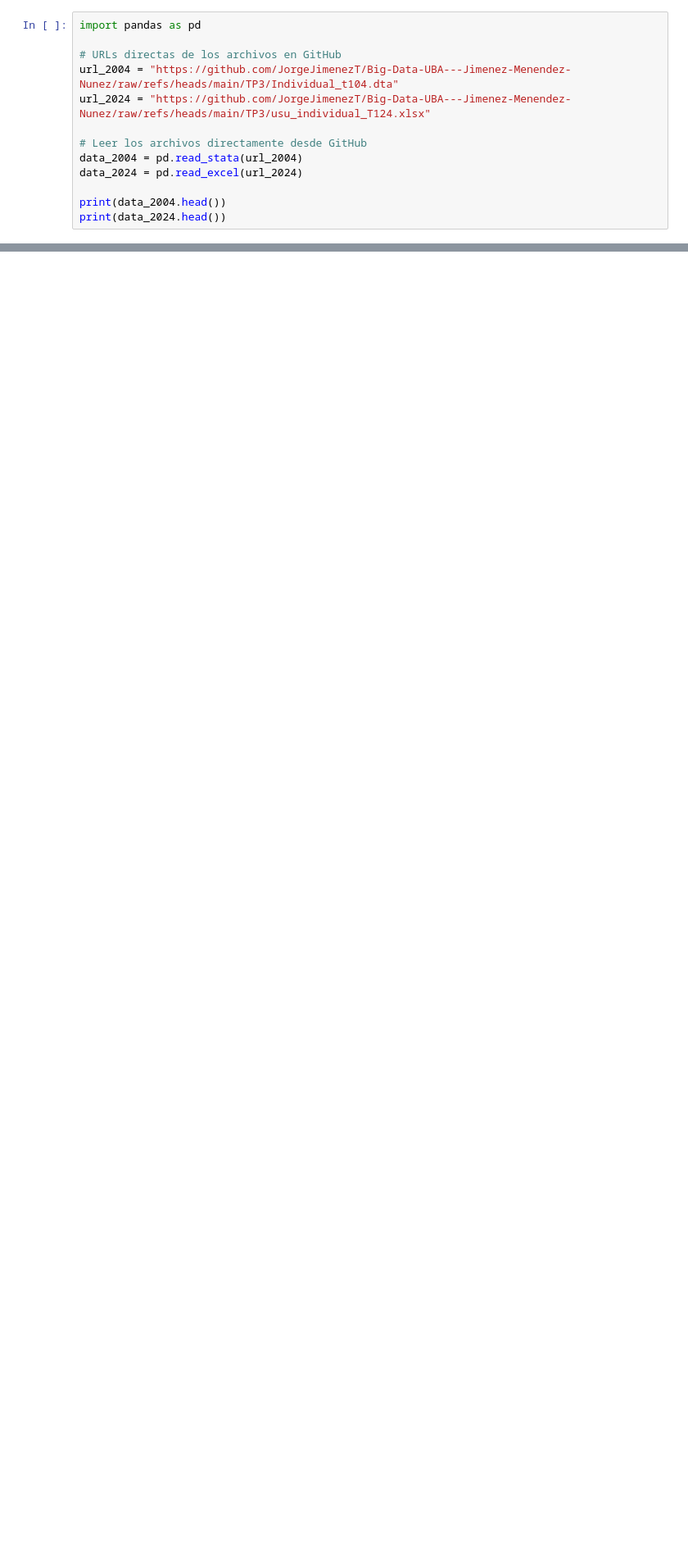
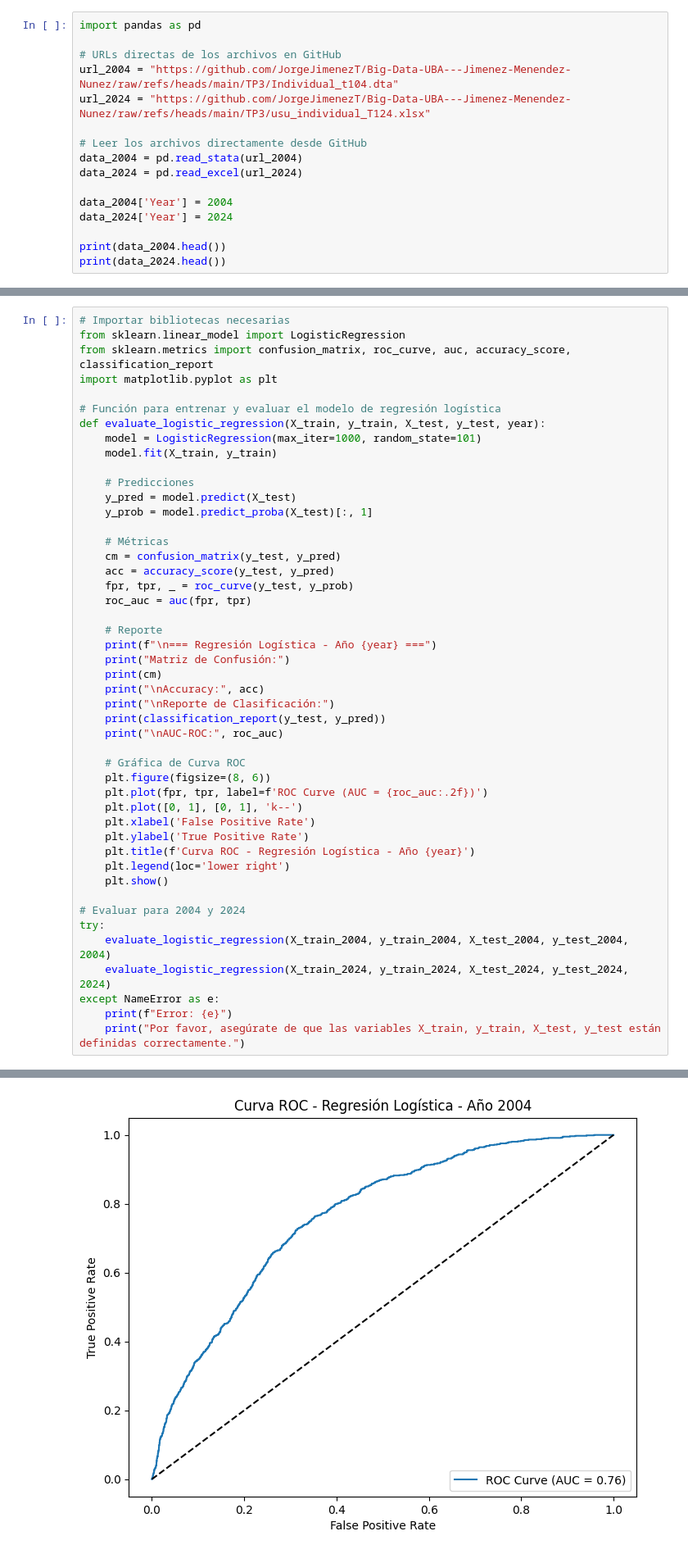
Before and after one commit to JorgeJimenezT/Big-Data-UBA---Jimenez-Menendez-Nunez, a Jupyter notebook: TP3/Tp3.ipynb, the cells around one changed output, grey strips where cells are left out. Shown at 82% size. Saved outputs shown, nothing was run; the diff lists cells and outputs as text; blank space fills up the shorter version.

```diff
--- a/TP3/Tp3.ipynb
+++ b/TP3/Tp3.ipynb
@@ -11,6 +18,9 @@ url_2024 = "https://github.com/JorgeJimenezT/Big-Data-UBA---Jimenez-Menendez-Nun
 data_2004 = pd.read_stata(url_2004)
 data_2024 = pd.read_excel(url_2024)
 
+data_2004['Year'] = 2004
+data_2024['Year'] = 2024
+
 print(data_2004.head())
 print(data_2024.head())
 # %% [output]
@@ -720,0 +892,48 @@ En contraste, la tasa alternativa parece reflejar únicamente a quienes no traba
+# %%
+# Importar bibliotecas necesarias
+from sklearn.linear_model import LogisticRegression
+from sklearn.metrics import confusion_matrix, roc_curve, auc, accuracy_score, classification_report
+import matplotlib.pyplot as plt
+
+# Función para entrenar y evaluar el modelo de regresión logística
+def evaluate_logistic_regression(X_train, y_train, X_test, y_test, year):
+    model = LogisticRegression(max_iter=1000, random_state=101)
+    model.fit(X_train, y_train)
+
+    # Predicciones
+    y_pred = model.predict(X_test)
+    y_prob = model.predict_proba(X_test)[:, 1]
+
+    # Métricas
+    cm = confusion_matrix(y_test, y_pred)
+    acc = accuracy_score(y_test, y_pred)
+    fpr, tpr, _ = roc_curve(y_test, y_prob)
+    roc_auc = auc(fpr, tpr)
+
+    # Reporte
+    print(f"\n=== Regresión Logística - Año {year} ===")
+    print("Matriz de Confusión:")
+    print(cm)
+    print("\nAccuracy:", acc)
+    print("\nReporte de Clasificación:")
+    print(classification_report(y_test, y_pred))
+    print("\nAUC-ROC:", roc_auc)
+
+    # Gráfica de Curva ROC
+    plt.figure(figsize=(8, 6))
+    plt.plot(fpr, tpr, label=f'ROC Curve (AUC = {roc_auc:.2f})')
+    plt.plot([0, 1], [0, 1], 'k--')
+    plt.xlabel('False Positive Rate')
+    plt.ylabel('True Positive Rate')
+    plt.title(f'Curva ROC - Regresión Logística - Año {year}')
+    plt.legend(loc='lower right')
+    plt.show()
+
+# Evaluar para 2004 y 2024
+try:
+    evaluate_logistic_regression(X_train_2004, y_train_2004, X_test_2004, y_test_2004, 2004)
+    evaluate_logistic_regression(X_train_2024, y_train_2024, X_test_2024, y_test_2024, 2024)
+except NameError as e:
+    print(f"Error: {e}")
+    print("Por favor, asegúrate de que las variables X_train, y_train, X_test, y_test están definidas correctamente.")
+# %% [output]
@@ -720,0 +959 @@ En contraste, la tasa alternativa parece reflejar únicamente a quienes no traba
+[figure, added]
```
Also changed, not shown: parts of 24 cells of this notebook.
